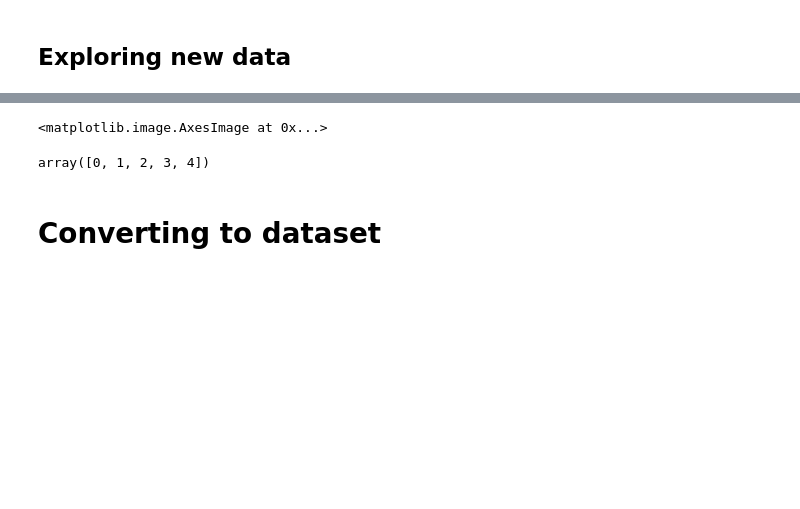
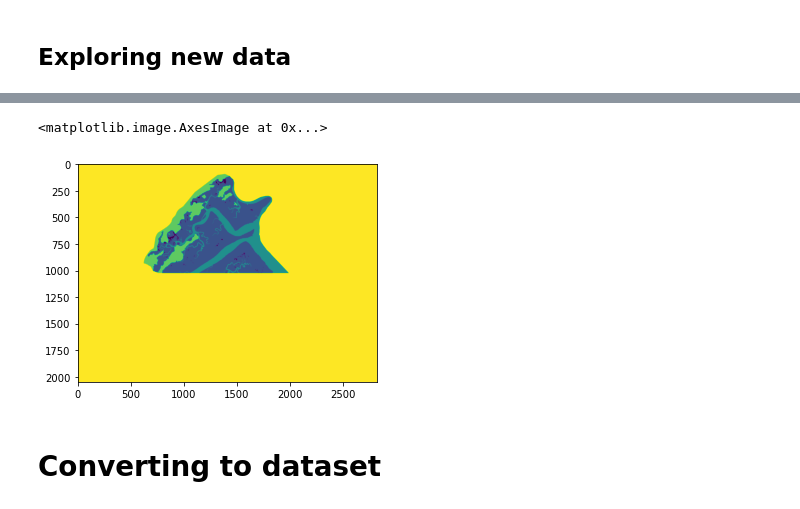
Before and after one commit to colefranks/MarshBoundaries, a Jupyter notebook: MarshBoundaries.ipynb, the cells around one changed output, grey strips where cells are left out. Saved outputs shown, nothing was run; the diff lists cells and outputs as text; code cells hidden in the pictures; blank space fills up the shorter version.

```diff
--- a/MarshBoundaries.ipynb
+++ b/MarshBoundaries.ipynb
@@ -252,10 +105,0 @@ array([255, 255, 255], dtype=uint8)
-# %%
-# convert to integers.
-# is there a good automated way to do this?
-#let's try with gce mask.
-#x = gce_mask.reshape([-1,3])
-x = vcr_mask.reshape([-1,3])
-x.shape
-#H, edges = np.histogramdd(x)
-
-y = np.unique(x,axis=0)
@@ -400,11 +138,9 @@ np.shape(te_masks)
 # %%
-plt.imshow(test_masks[0,0])
+#see if it works
+plt.imshow(te_masks[0,0])
 # %% [output]
 <matplotlib.image.AxesImage at 0x...>
+[figure, added]
-# %%
-np.unique(te_masks)
-# %% [output]
-array([0, 1, 2, 3, 4])
 # %% [markdown]
 # Converting to dataset
 # %%
```
Also changed, not shown: parts of 58 cells of this notebook.
